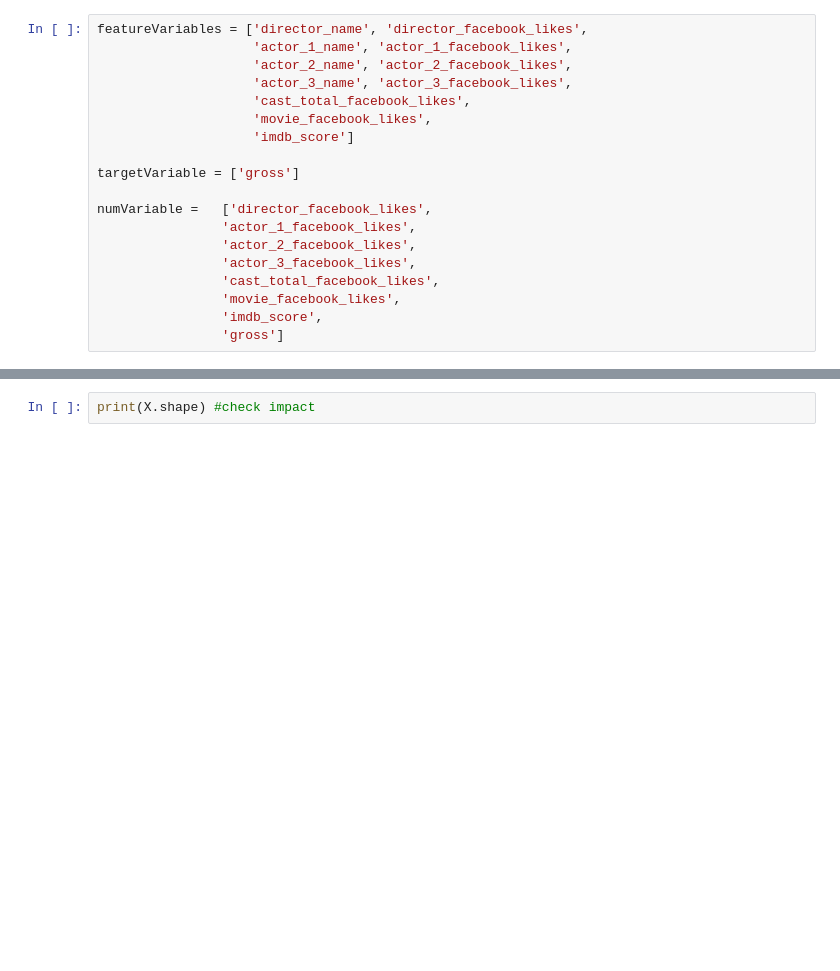
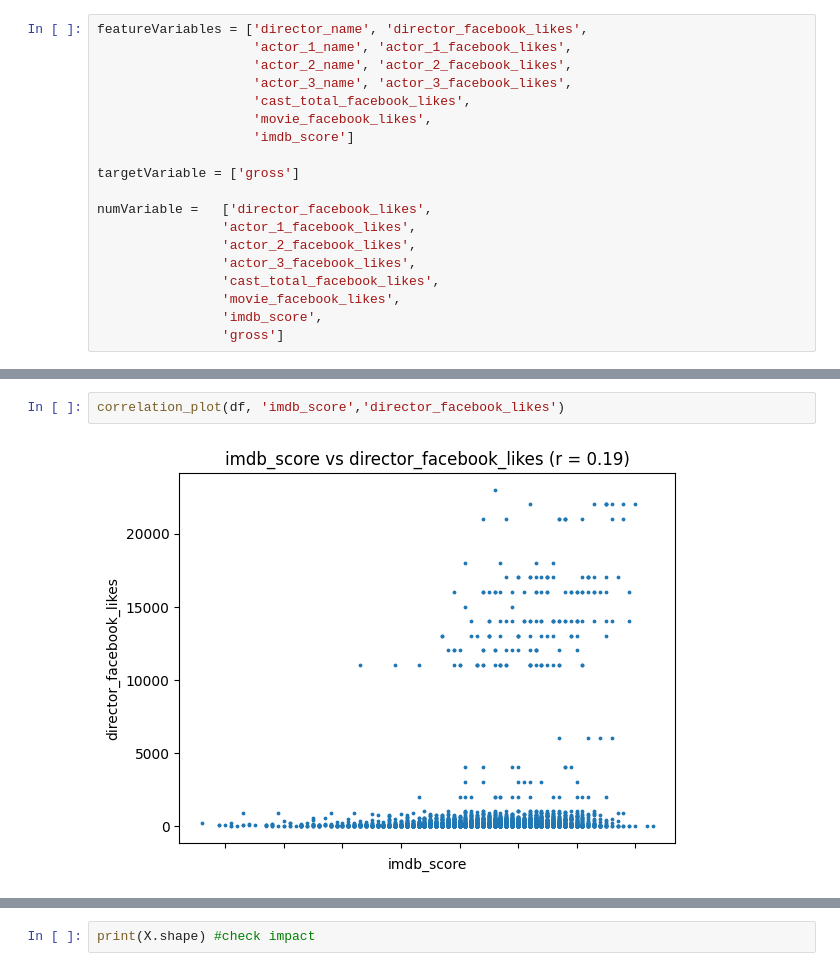
Before and after one commit to Pimdw/CM_CASUS, a Jupyter notebook: main.ipynb, the cells around one changed output, grey strips where cells are left out. Cells and saved outputs as stored; diff of their text form; blank space fills up the shorter version.

```diff
--- a/main.ipynb
+++ b/main.ipynb
@@ -220,0 +313,4 @@ scatter('actor_3_facebook_likes', 'Actor 3 Facebook Likes')
+# %%
+correlation_plot(df, 'imdb_score','director_facebook_likes')
+# %% [output]
+[figure, added]
```
Also changed, not shown: parts of 68 cells of this notebook, 2 other files.
